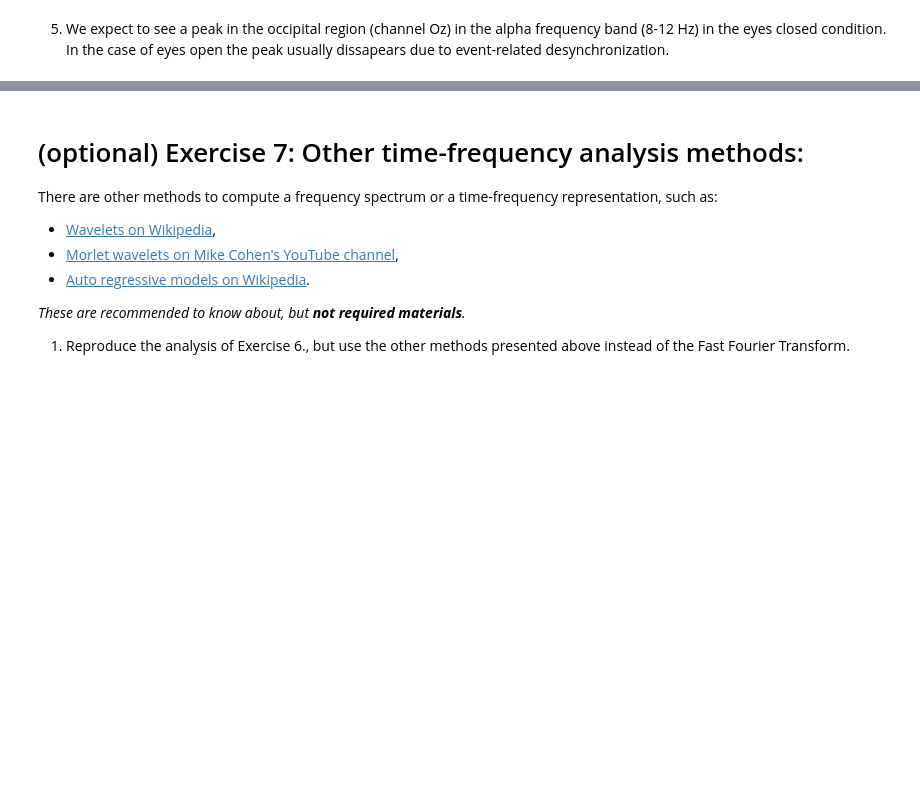
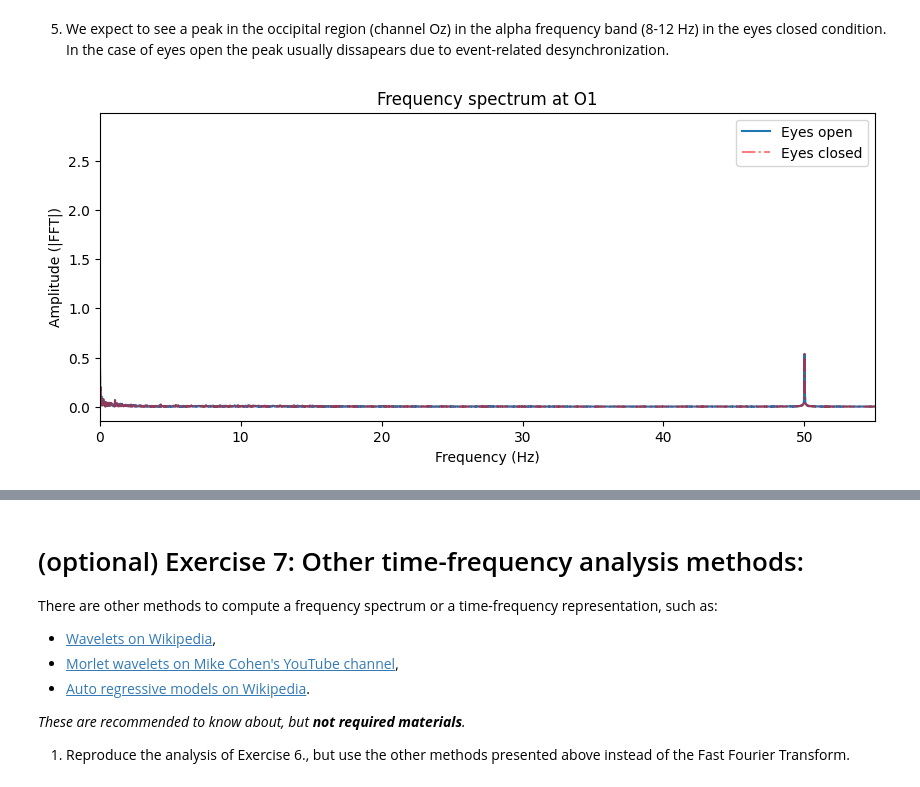
Before and after one commit to pschristodoulou/BCI_course, a Jupyter notebook: Assignments/Assignment8/assignment_08_signal_analysis.ipynb, the cells around one changed output, grey strips where cells are left out. Cells and saved outputs as stored; diff of their text form; code cells hidden in the pictures; blank space fills up the shorter version.

```diff
--- a/Assignments/Assignment8/assignment_08_signal_analysis.ipynb
+++ b/Assignments/Assignment8/assignment_08_signal_analysis.ipynb
@@ -204,3 +204,29 @@ First 3755 samples
 [figure]
 # %% [markdown]
 5. We expect to see a peak in the occipital region (channel Oz) in the alpha frequency band (8-12 Hz) in the eyes closed condition. In the case of eyes open the peak usually dissapears due to event-related desynchronization.
+# %%
+# Function to get spectrum out of data of specific channel
+def get_frequency_spectrum(data, channel):
+    signal = data[channel][0].flatten()
+    fs = data.info['sfreq']
+    signal_fft = np.abs(np.fft.rfft(signal))
+    freqs = np.fft.rfftfreq(len(signal), d=1/fs)
+    return signal_fft, freqs, channel
+
+channel = "O1"  # O1, O2 and Oz is clearer
+EO_spec, f, ch = get_frequency_spectrum(eyes_open, channel)
+EC_spec, _, _ = get_frequency_spectrum(eyes_open, channel)  # frequency is the same
+
+# Plotting
+plt.figure(figsize=(10,4))
+plt.plot(f, EO_spec, label="Eyes open", alpha=1)
+plt.plot(f, EC_spec, '-.r', label="Eyes closed", alpha=0.5)
+# plt.xlim(0, 5) # zoom where alpha lives
+plt.xlim(0, 55) # zoom where alpha lives
+plt.xlabel("Frequency (Hz)")
+plt.ylabel("Amplitude (|FFT|)")
+plt.title(f"Frequency spectrum at {ch}")
+plt.legend()
+plt.show()
+# %% [output]
+[figure, added]
```
Also changed, not shown: parts of 3 cells of this notebook, 1 other file.
